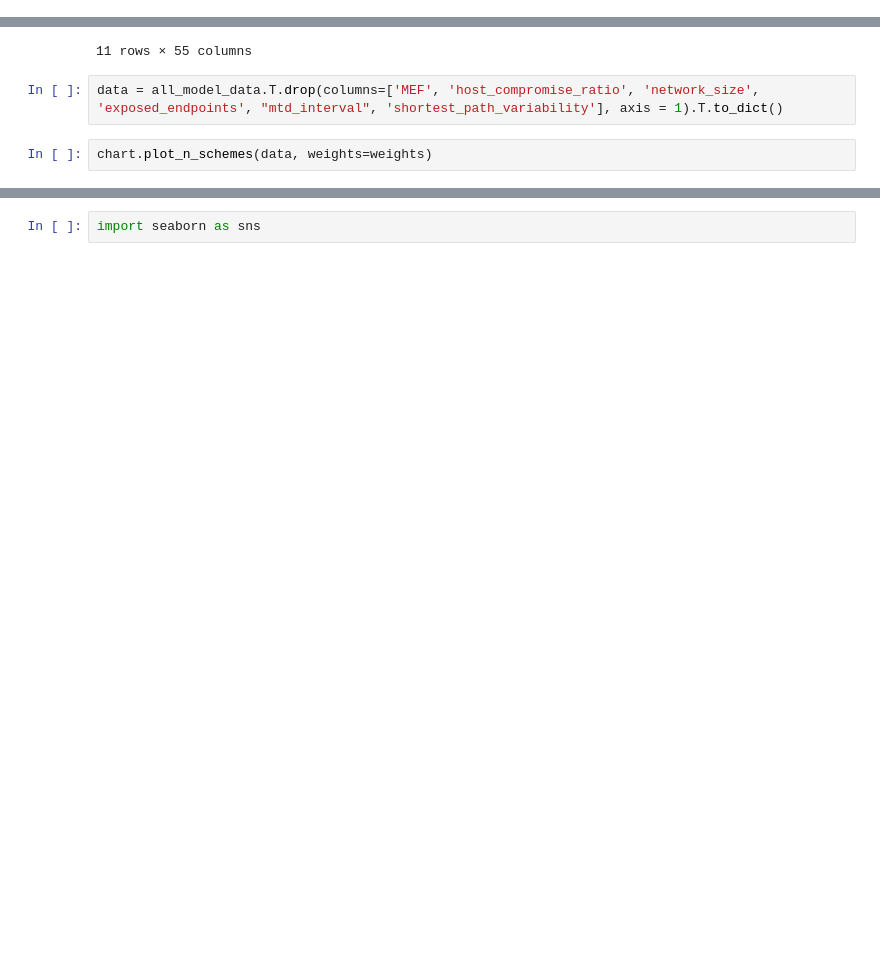
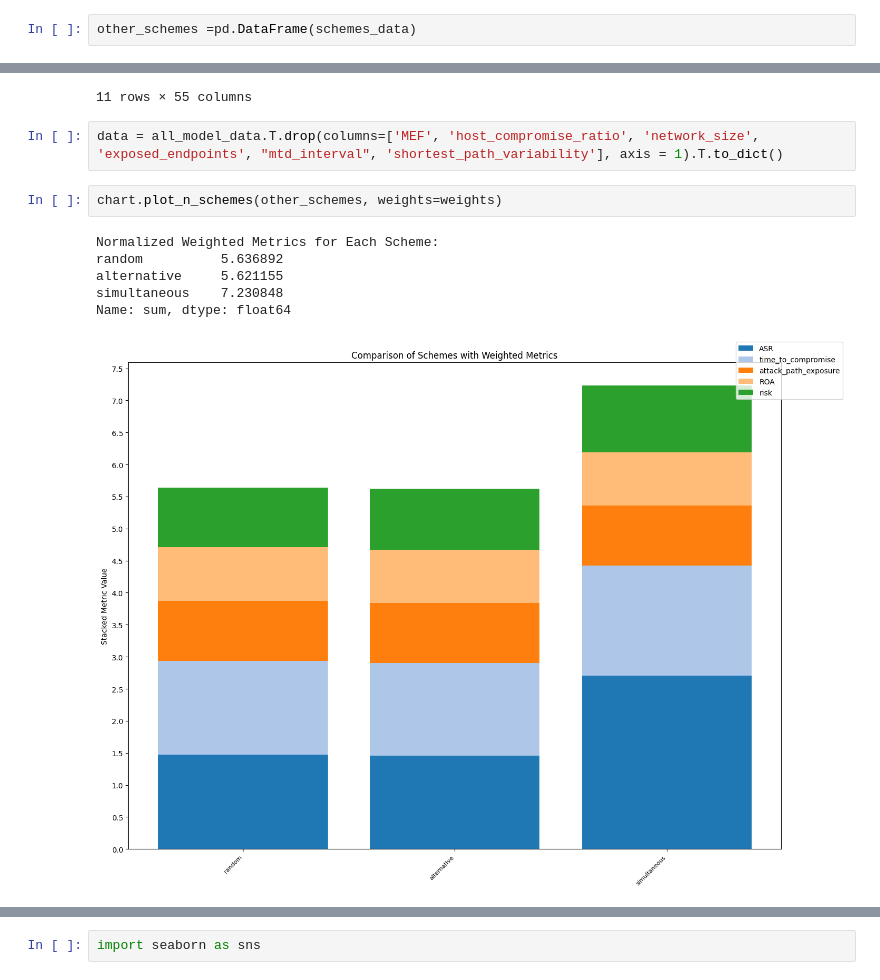
Before and after one commit to MoeBuTa/MTDSim, a Jupyter notebook: experiments/final_plots.ipynb, the cells around one changed output, grey strips where cells are left out. Drawn from its saved outputs; the diff is of its cells as text; blank space fills up the shorter version.

```diff
--- a/experiments/final_plots.ipynb
+++ b/experiments/final_plots.ipynb
@@ -62,0 +71,2 @@ metrics = ["all_features"] + static_features + time_features
+# %%
+other_schemes =pd.DataFrame(schemes_data)
@@ -111,4 +130,11 @@ all_model_data
 # %%
 data = all_model_data.T.drop(columns=['MEF', 'host_compromise_ratio', 'network_size', 'exposed_endpoints', "mtd_interval", 'shortest_path_variability'], axis = 1).T.to_dict()
 # %%
-chart.plot_n_schemes(data, weights=weights)
+chart.plot_n_schemes(other_schemes, weights=weights)
+# %% [output]
+Normalized Weighted Metrics for Each Scheme:
+random          5.636892
+alternative     5.621155
+simultaneous    7.230848
+Name: sum, dtype: float64
+[figure, added]
```
Also changed, not shown: parts of 14 cells of this notebook, 30 other files.
